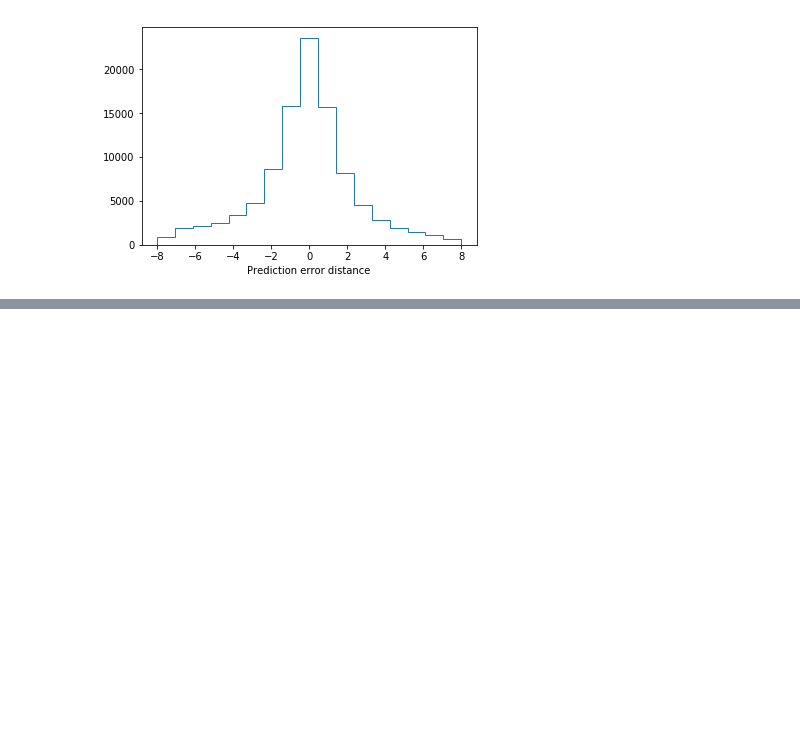
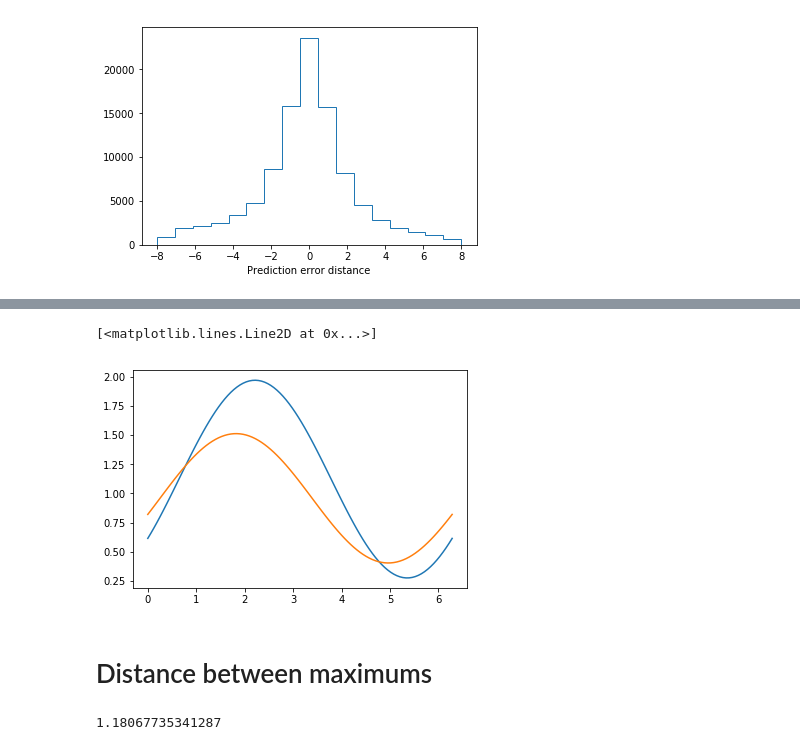
Before and after one commit to klasocha/HiggsCP, a Jupyter notebook: notebooks/Analyze_popts_regression.ipynb, the cells around one changed output, grey strips where cells are left out. Drawn from its saved outputs; the diff is of its cells as text; code cells hidden in the pictures; blank space fills up the shorter version.

```diff
--- a/notebooks/Analyze_popts_regression.ipynb
+++ b/notebooks/Analyze_popts_regression.ipynb
@@ -123,0 +145,9 @@ plot_distr(i, calc_popts, pred_popts)
+# %%
+i=400
+plt.plot(xs, weight_fun(xs, *calc_popts[i]))
+plt.plot(xs, weight_fun(xs, *pred_popts[i]))
+# %% [output]
+[<matplotlib.lines.Line2D at 0x...>]
+[figure, added]
+# %% [markdown]
+# Distance between maximums
@@ -123,0 +171,4 @@ plot_distr(i, calc_popts, pred_popts)
+# %%
+np.mean(np.abs(max_calc-max_pred))
+# %% [output]
+1.18067735341287
```
Also changed, not shown: parts of 13 cells of this notebook, 3 other files.
